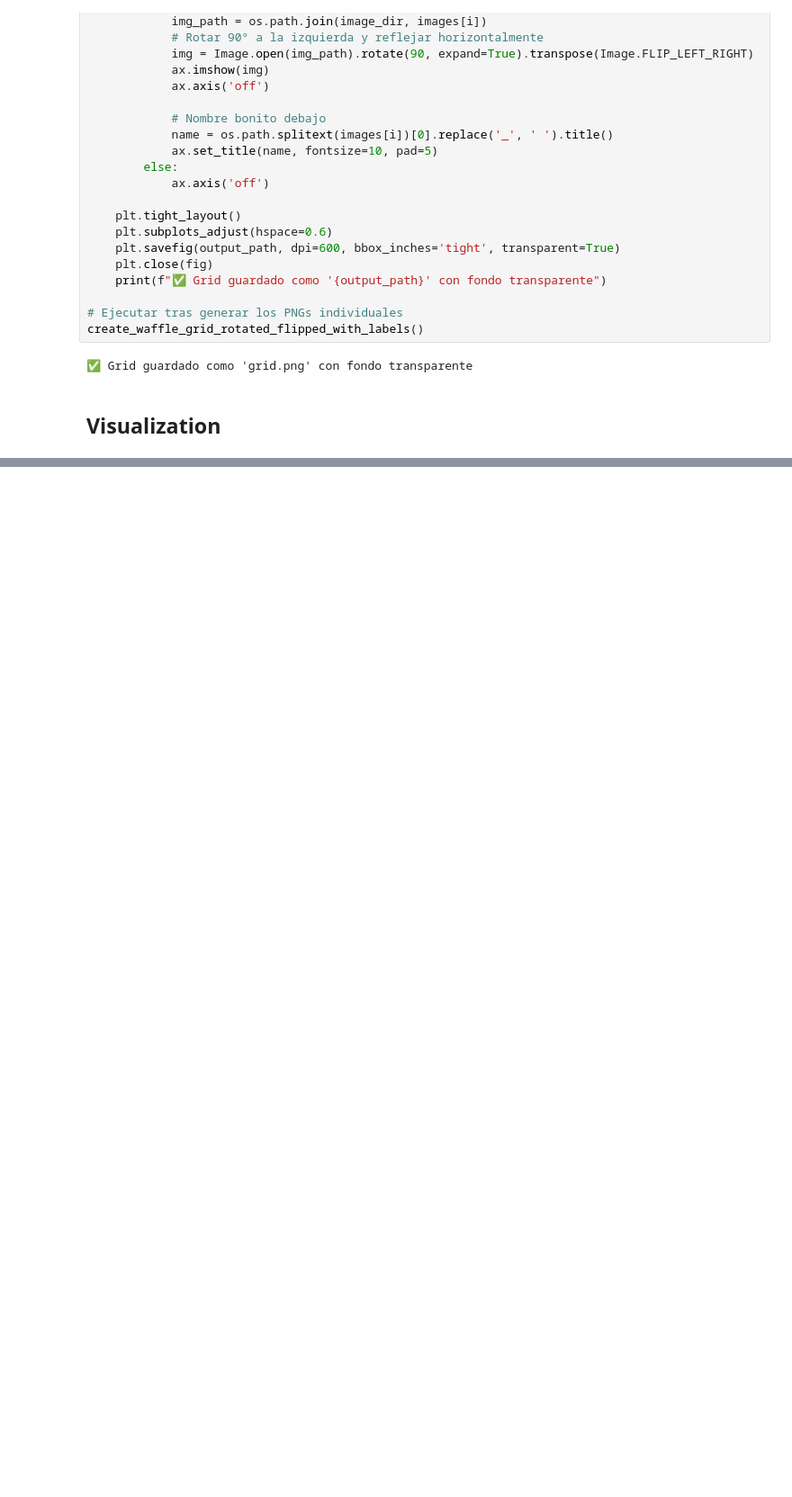
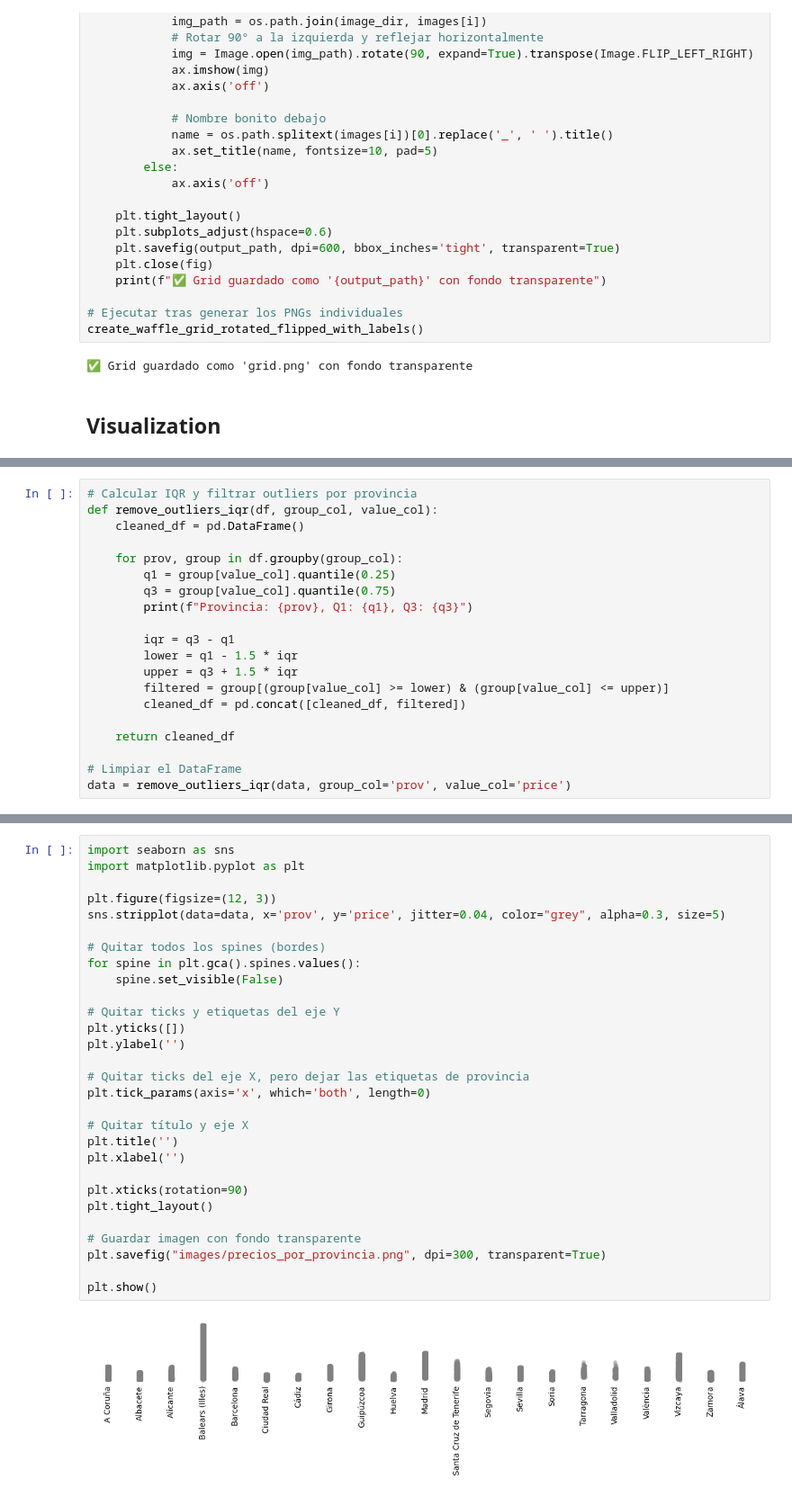
Before and after one commit to lucia-corsan/Housing-Analytics, a Jupyter notebook: housing.ipynb, the cells around one changed output, grey strips where cells are left out. Shown at 90% size. Drawn from its saved outputs; the diff is of its cells as text; blank space fills up the shorter version.

```diff
--- a/housing.ipynb
+++ b/housing.ipynb
@@ -228,0 +251,20 @@ create_waffle_grid_rotated_flipped_with_labels()
+# %%
+# Calcular IQR y filtrar outliers por provincia
+def remove_outliers_iqr(df, group_col, value_col):
+    cleaned_df = pd.DataFrame()
+
+    for prov, group in df.groupby(group_col):
+        q1 = group[value_col].quantile(0.25)
+        q3 = group[value_col].quantile(0.75)
+        print(f"Provincia: {prov}, Q1: {q1}, Q3: {q3}")
+
+        iqr = q3 - q1
+        lower = q1 - 1.5 * iqr
+        upper = q3 + 1.5 * iqr
+        filtered = group[(group[value_col] >= lower) & (group[value_col] <= upper)]
+        cleaned_df = pd.concat([cleaned_df, filtered])
+
+    return cleaned_df
+
+# Limpiar el DataFrame
+data = remove_outliers_iqr(data, group_col='prov', value_col='price')
@@ -228,0 +295,31 @@ create_waffle_grid_rotated_flipped_with_labels()
+# %%
+import seaborn as sns
+import matplotlib.pyplot as plt
+
+plt.figure(figsize=(12, 3))
+sns.stripplot(data=data, x='prov', y='price', jitter=0.04, color="grey", alpha=0.3, size=5)
+
+# Quitar todos los spines (bordes)
+for spine in plt.gca().spines.values():
+    spine.set_visible(False)
+
+# Quitar ticks y etiquetas del eje Y
+plt.yticks([])
+plt.ylabel('')
+
+# Quitar ticks del eje X, pero dejar las etiquetas de provincia
+plt.tick_params(axis='x', which='both', length=0)
+
+# Quitar título y eje X
+plt.title('')
+plt.xlabel('')
+
+plt.xticks(rotation=90)
+plt.tight_layout()
+
+# Guardar imagen con fondo transparente
+plt.savefig("images/precios_por_provincia.png", dpi=300, transparent=True)
+
+plt.show()
+# %% [output]
+[figure, added]
```
Also changed, not shown: parts of 10 cells of this notebook, 1 other file.
